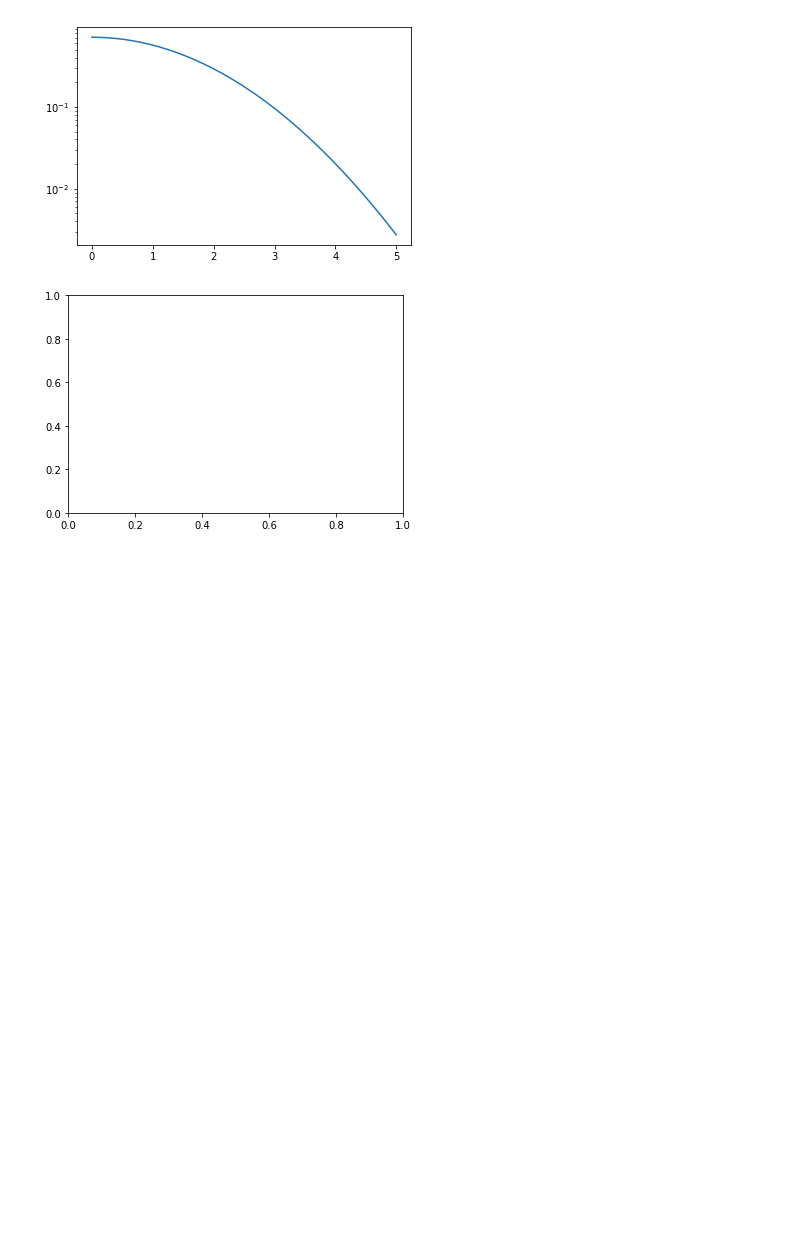
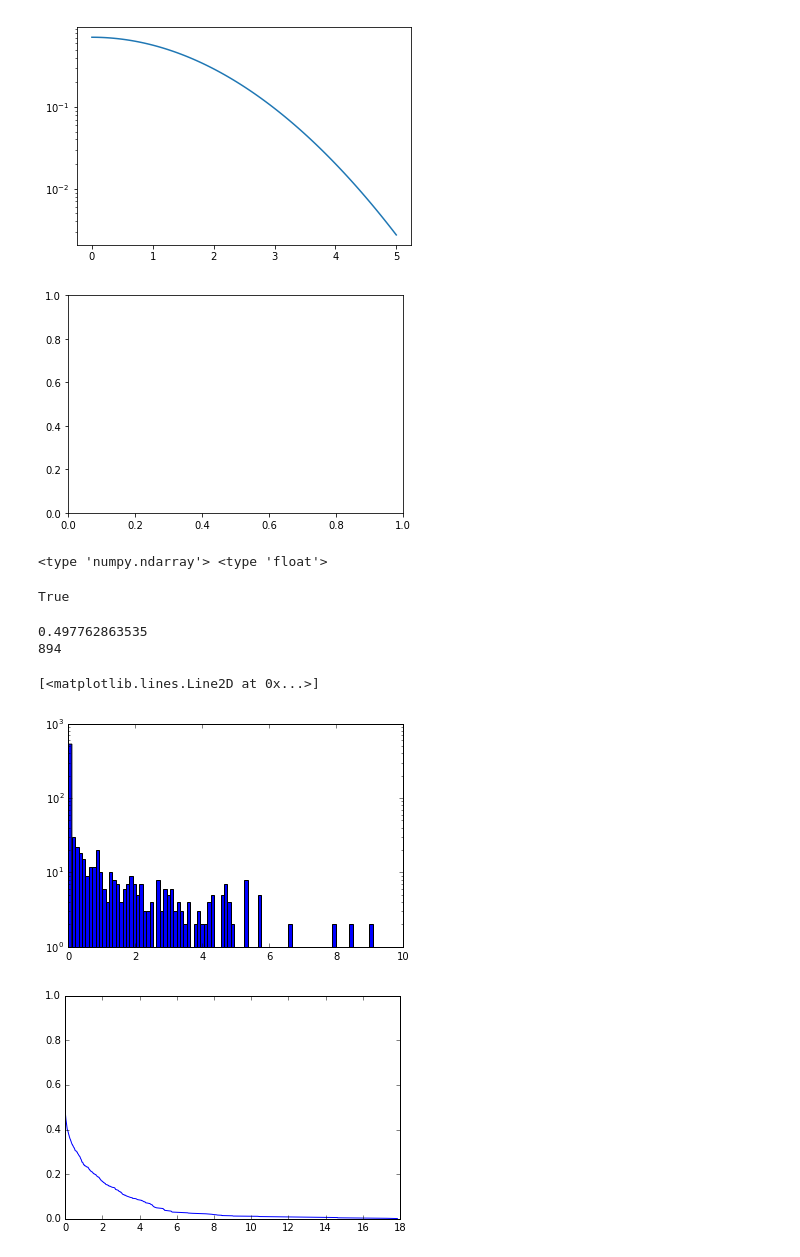
Before and after one commit to afrancko/ZTFNeutrinoLike, a Jupyter notebook: Test.ipynb, the cells around one changed output. Drawn from its saved outputs; the diff is of its cells as text; code cells hidden in the pictures; blank space fills up the shorter version.

```diff
--- a/Test.ipynb
+++ b/Test.ipynb
@@ -194,0 +192,27 @@ ValueError: x and y must have same first dimension, but have shapes (100,) and (
+# %%
+print type(a), type(b)
+# %% [output]
+<type 'numpy.ndarray'> <type 'float'>
+# %%
+type(b) is float
+# %% [output]
+True
+# %%
+f = np.load("output/test_llh_50000_2.10_0.npy")
+# %%
+plt.figure()
+h = plt.hist(f,bins=np.linspace(0,10,100),log=True)
+print len(f[f>0])/float(len(f))
+print len(f)
+
+
+plt.figure()
+X2 = np.sort(f)
+F2 = np.ones(len(f)) - np.array(range(len(f))) / float(len(f))
+plt.plot(X2, F2)
+# %% [output]
+0.497762863535
+894
+[<matplotlib.lines.Line2D at 0x...>]
+[figure, added]
+[figure, added]
```
Also changed, not shown: parts of 7 cells of this notebook, 2 other files.
